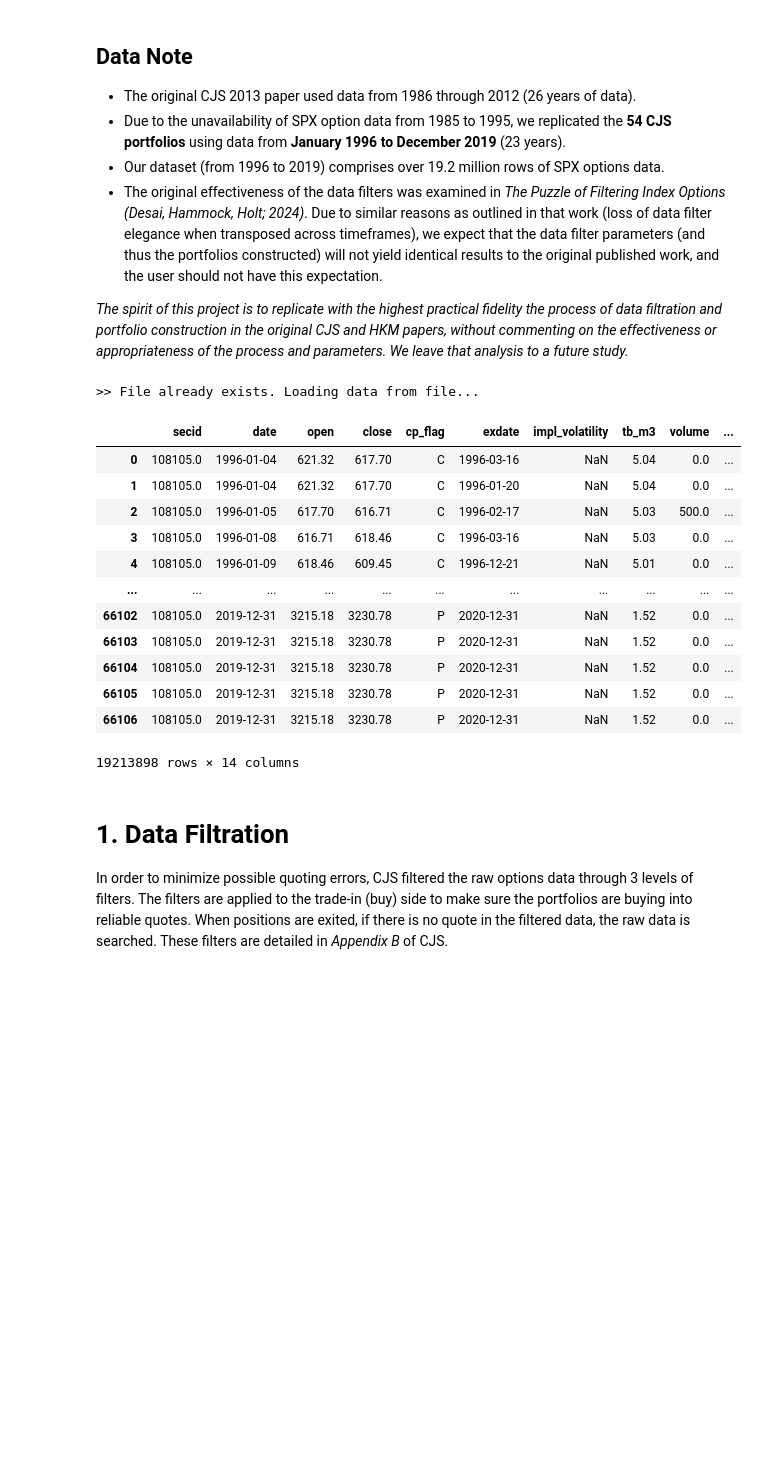
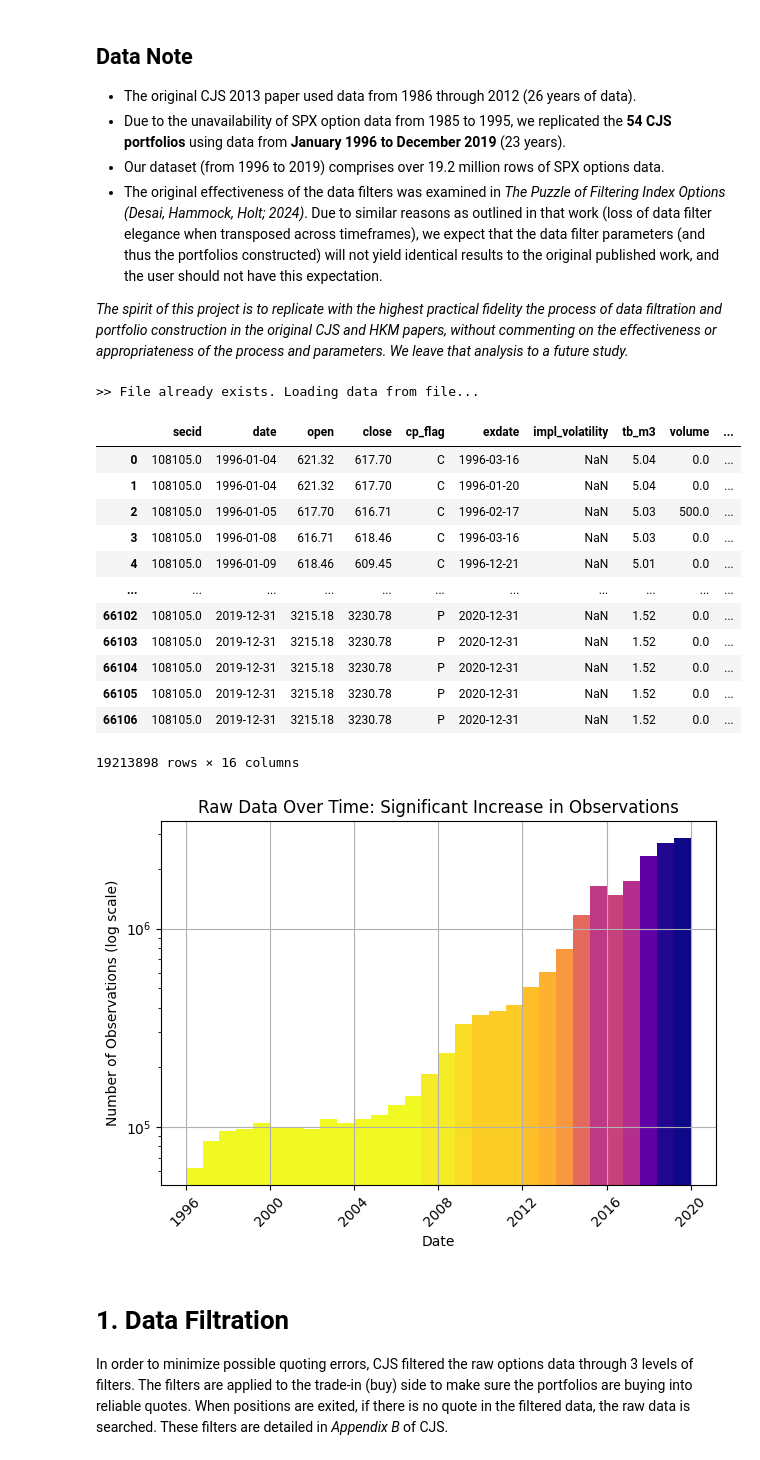
Before and after one commit to jmbejara/constantinides_2013_options, a Jupyter notebook: notebooks/combined_filters.ipynb, the cells around one changed output. Cells and saved outputs as stored; diff of their text form; code cells hidden in the pictures; blank space fills up the shorter version.

```diff
--- a/notebooks/combined_filters.ipynb
+++ b/notebooks/combined_filters.ipynb
@@ -295,7 +300,12 @@ else:
     ])
     raw_option_data.to_parquet(file_path)
 
-
+# add the mid price
+raw_option_data['mid_price'] = (raw_option_data['best_bid'] + raw_option_data['best_offer']) / 2
+# adjust strike price
+raw_option_data['strike_price'] /= 1000
+# calc moneyness
+raw_option_data = f1.calc_moneyness(raw_option_data)
 raw_option_data
 # %% [output]
 >> File already exists. Loading data from file...
@@ -311,7 +321,28 @@ raw_option_data
 | 66104 | 108105.0 | 2019-12-31 | 3215.18 | 3230.78 | P | 2020-12-31 | NaN | 1.52 | 0.0 | ... |
 | 66105 | 108105.0 | 2019-12-31 | 3215.18 | 3230.78 | P | 2020-12-31 | NaN | 1.52 | 0.0 | ... |
 | 66106 | 108105.0 | 2019-12-31 | 3215.18 | 3230.78 | P | 2020-12-31 | NaN | 1.52 | 0.0 | ... |
-19213898 rows × 14 columns
+19213898 rows × 16 columns
+# %%
+# Histogram parameters
+counts, bins, patches = plt.hist(raw_option_data['date'], bins=30)
+
+# Apply magma colormap
+cmap = cm.get_cmap('plasma_r', len(patches))
+normed = (counts - counts.min()) / (counts.max() - counts.min())
+for patch, norm in zip(patches, normed):
+    patch.set_facecolor(cmap(norm))
+
+# Labels and aesthetics
+plt.xlabel('Date')
+plt.yscale('log')
+plt.grid()
+plt.ylabel('Number of Observations (log scale)')
+plt.title('Raw Data Over Time: Significant Increase in Observations')
+plt.xticks(rotation=45)
+plt.tight_layout()
+plt.show()
+# %% [output]
+[figure, added]
 # %% [markdown]
 # 1. Data Filtration
 
```
Also changed, not shown: parts of 18 cells of this notebook, 1 other file.
